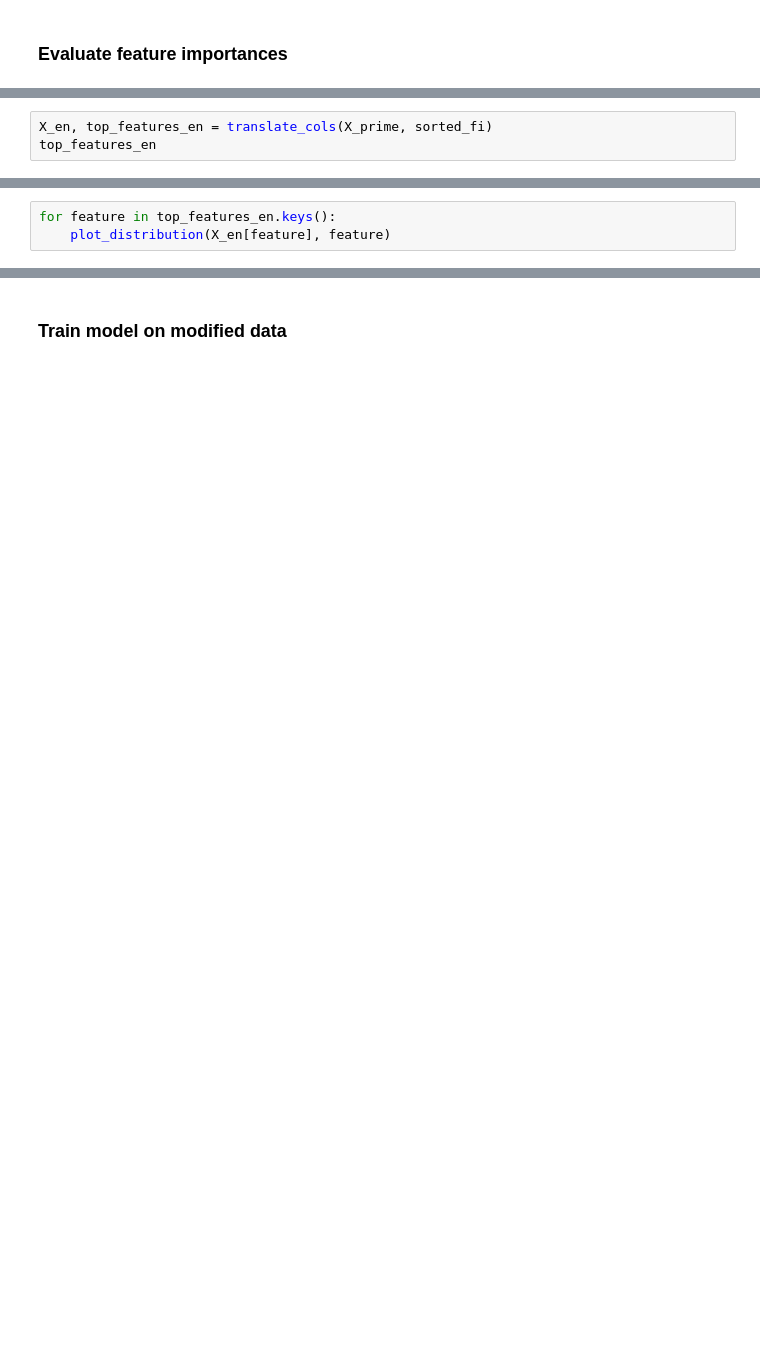
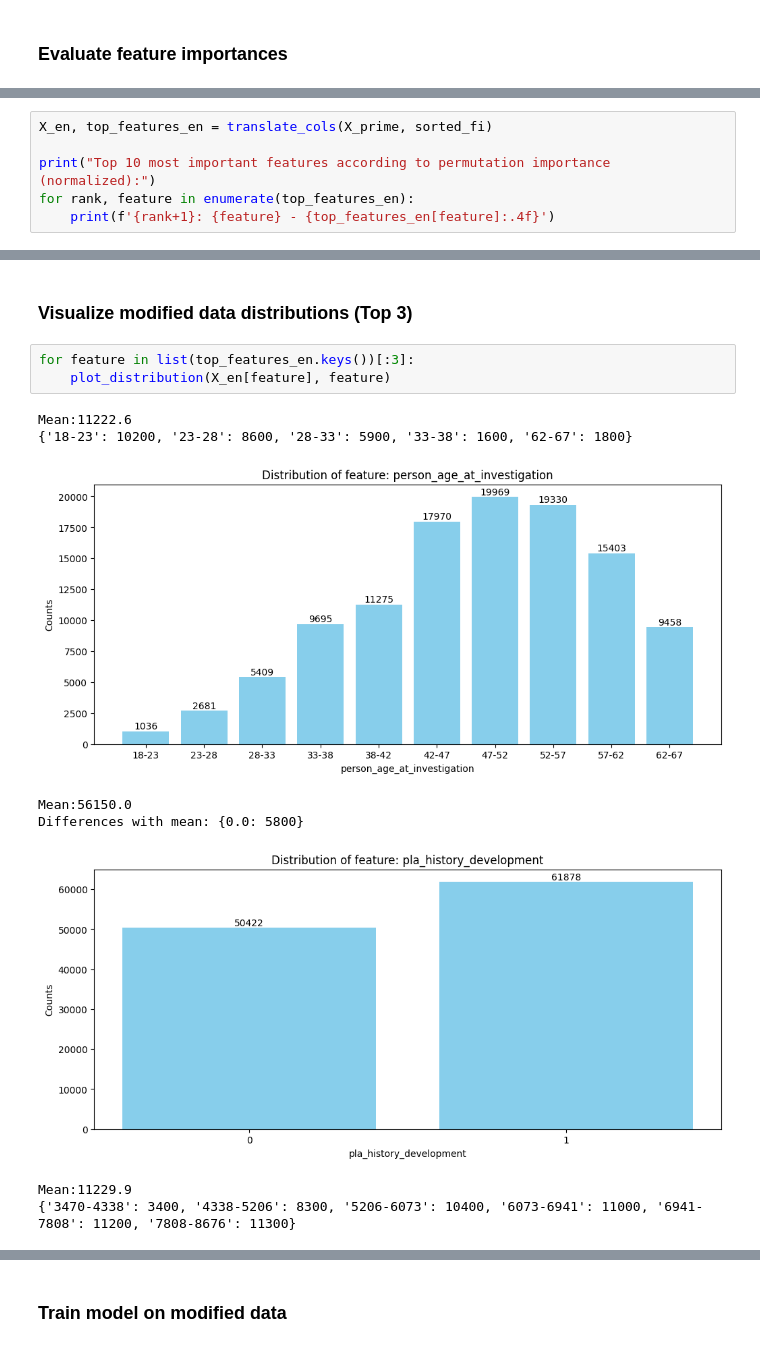
Before and after one commit to yulinchen03/TestingProject, a Jupyter notebook: src/team_1/model1_training.ipynb, the cells around one changed output, grey strips where cells are left out. Cells and saved outputs as stored; diff of their text form; blank space fills up the shorter version.

```diff
--- a/src/team_1/model1_training.ipynb
+++ b/src/team_1/model1_training.ipynb
@@ -66,3 +108,6 @@ for rank, feature in enumerate(sorted_fi):
 # %%
 X_en, top_features_en = translate_cols(X_prime, sorted_fi)
-top_features_en
+
+print("Top 10 most important features according to permutation importance (normalized):")
+for rank, feature in enumerate(top_features_en):
+    print(f'{rank+1}: {feature} - {top_features_en[feature]:.4f}')
@@ -69,3 +130,14 @@ top_features_en
+# %% [markdown]
+### Visualize modified data distributions (Top 3)
 # %%
-for feature in top_features_en.keys():
+for feature in list(top_features_en.keys())[:3]:
     plot_distribution(X_en[feature], feature)
+# %% [output]
+Mean:11222.6
+{'18-23': 10200, '23-28': 8600, '28-33': 5900, '33-38': 1600, '62-67': 1800}
+[figure, added]
+Mean:56150.0
+Differences with mean: {0.0: 5800}
+[figure, added]
+Mean:11229.9
+{'3470-4338': 3400, '4338-5206': 8300, '5206-6073': 10400, '6073-6941': 11000, '6941-7808': 11200, '7808-8676': 11300}
```
Also changed, not shown: parts of 13 cells of this notebook, 7 other files.
